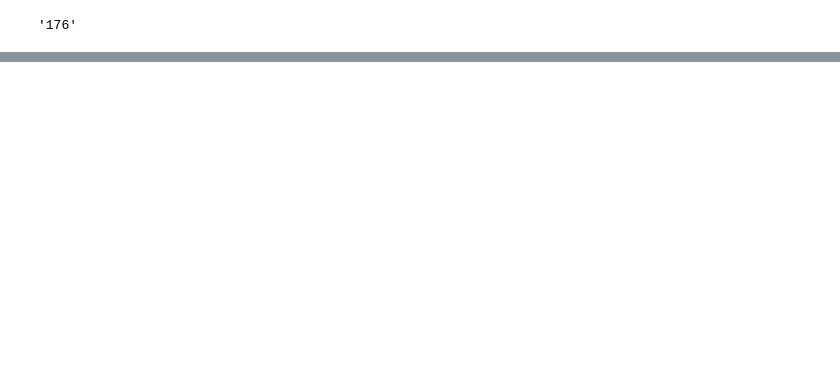
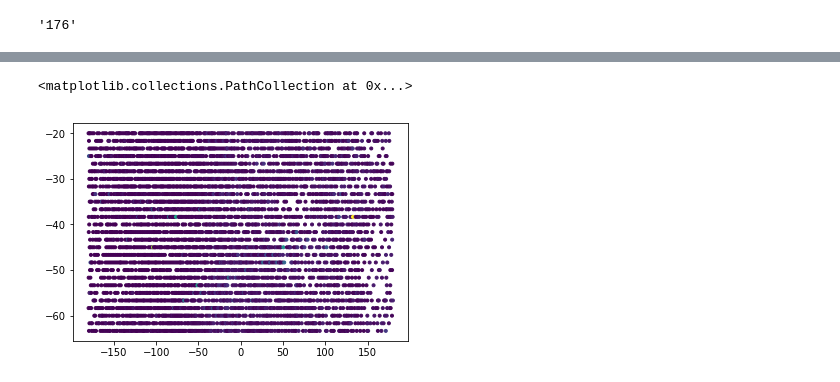
Before and after one commit to AmyPhung/chl-a-comparison, a Jupyter notebook: Workbook5.ipynb, the cells around one changed output, grey strips where cells are left out. Saved outputs shown, nothing was run; the diff lists cells and outputs as text; code cells hidden in the pictures; blank space fills up the shorter version.

```diff
--- a/Workbook5.ipynb
+++ b/Workbook5.ipynb
@@ -1035,0 +1000,7 @@ Name: GPS-lab-Lon, Length: 34396, dtype: object
+# %%
+list1 = lat.data
+list2 = lon.data
+
+import itertools
+
+all_combinations = [list(zip(each_permutation, list2)) for each_permutation in itertools.permutations(list1, len(list2))]
@@ -1035,0 +1016,4 @@ Name: GPS-lab-Lon, Length: 34396, dtype: object
+# %%
+a = [list2, list1]
+
+lat_long_list = list(itertools.product(*a))
@@ -1035,0 +1024,4 @@ Name: GPS-lab-Lon, Length: 34396, dtype: object
+# %%
+test = pd.DataFrame(lat_long_list, columns=["Latitude", "Longitude"])
+test["Chlorophyll"] = chl_df.values.flatten()
+test
@@ -1035,0 +1047,2 @@ Name: GPS-lab-Lon, Length: 34396, dtype: object
+# %%
+test.replace(-32767.000000, np.nan, inplace=True)
@@ -1035,0 +1070,6 @@ Name: GPS-lab-Lon, Length: 34396, dtype: object
+# %%
+plt.scatter(test["Latitude"][::1000], test["Longitude"][::1000], c=test["Chlorophyll"][::1000],
+            marker='.')
+# %% [output]
+<matplotlib.collections.PathCollection at 0x...>
+[figure, added]
```
Also changed, not shown: parts of 22 cells of this notebook.
